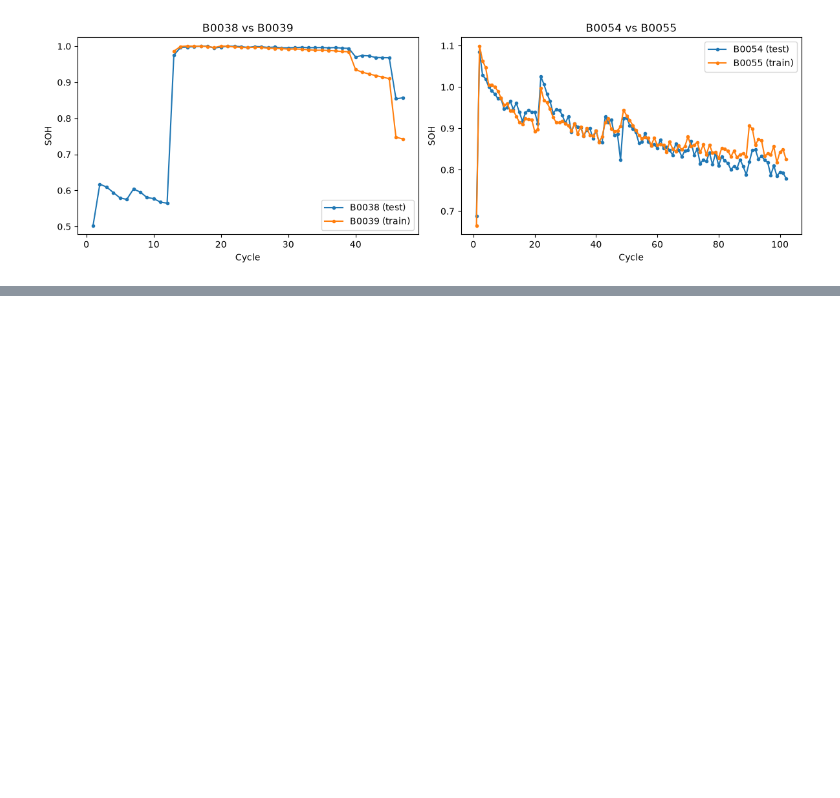
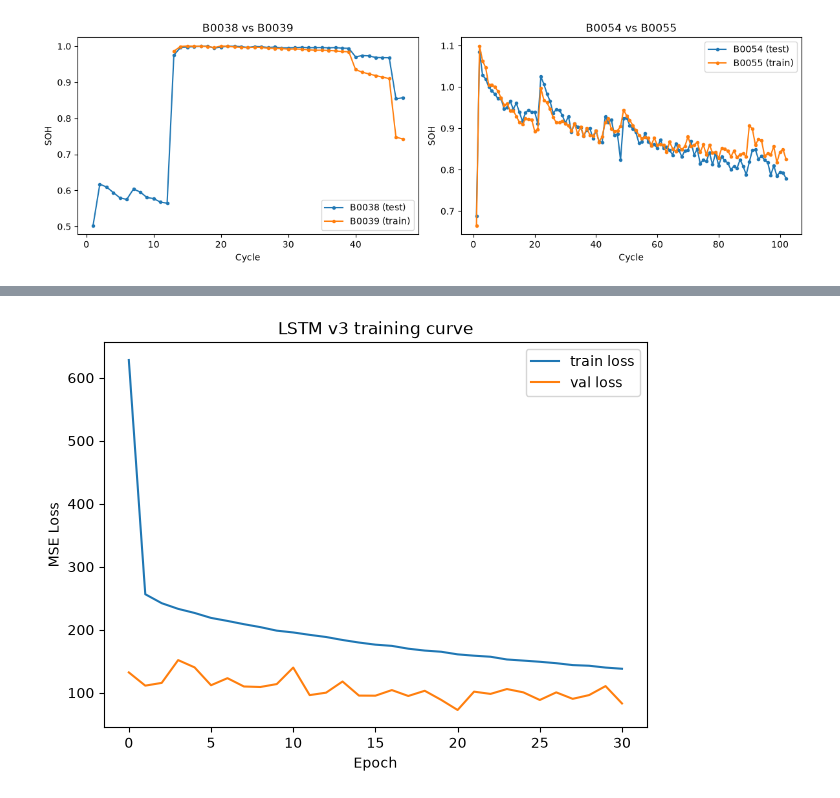
Before and after one commit to HarikeshopGCEK/BTECH_FINAL_YEAR_PROJECT, a Jupyter notebook: NASA Dataset/Model/SoC_study/01_SOC_estimation.ipynb, the cells around one changed output, grey strips where cells are left out. Saved outputs shown, nothing was run; the diff lists cells and outputs as text; code cells hidden in the pictures; blank space fills up the shorter version.

```diff
--- a/NASA Dataset/Model/SoC_study/01_SOC_estimation.ipynb
+++ b/NASA Dataset/Model/SoC_study/01_SOC_estimation.ipynb
@@ -774,0 +975,23 @@ plt.show()
+# %%
+lstm3 = keras.Sequential([
+    keras.layers.Input(shape=(X_train_n.shape[1], X_train_n.shape[2])),
+    keras.layers.LSTM(64, dropout=0.2),   # recurrent_dropout removed, units 32->64
+    keras.layers.Dense(16, activation='relu'),
+    keras.layers.Dropout(0.2),
+    keras.layers.Dense(1)
+])
+lstm3.compile(optimizer='adam', loss='mse')
+early_stop_lstm3 = EarlyStopping(monitor='val_loss', patience=10, restore_best_weights=True)
+
+history_lstm3 = lstm3.fit(
+    X_tr, y_tr,
+    validation_data=(X_val, y_val),
+    epochs=60, batch_size=512, verbose=1, callbacks=[early_stop_lstm3]
+)
+
+lstm3_pred = lstm3.predict(X_test_n, verbose=0).flatten()
+lstm3_mae = mean_absolute_error(y_test, lstm3_pred)
+lstm3_rmse = np.sqrt(mean_squared_error(y_test, lstm3_pred))
+lstm3_r2 = r2_score(y_test, lstm3_pred)
+print(f'LSTM v3 (no recurrent_dropout, 64 units) -> MAE: {lstm3_mae:.3f}  RMSE: {lstm3_rmse:.3f}  R2: {lstm3_r2:.4f}')
+print(f'Stopped at epoch {len(history_lstm3.history["loss"])}')
@@ -774,0 +1016,11 @@ plt.show()
+# %%
+plt.figure(figsize=(7,5))
+plt.plot(history_lstm3.history['loss'], label='train loss')
+plt.plot(history_lstm3.history['val_loss'], label='val loss')
+plt.xlabel('Epoch')
+plt.ylabel('MSE Loss')
+plt.legend()
+plt.title('LSTM v3 training curve')
+plt.show()
+# %% [output]
+[figure, added]
```
Also changed, not shown: parts of 13 cells of this notebook, 3 other files.
